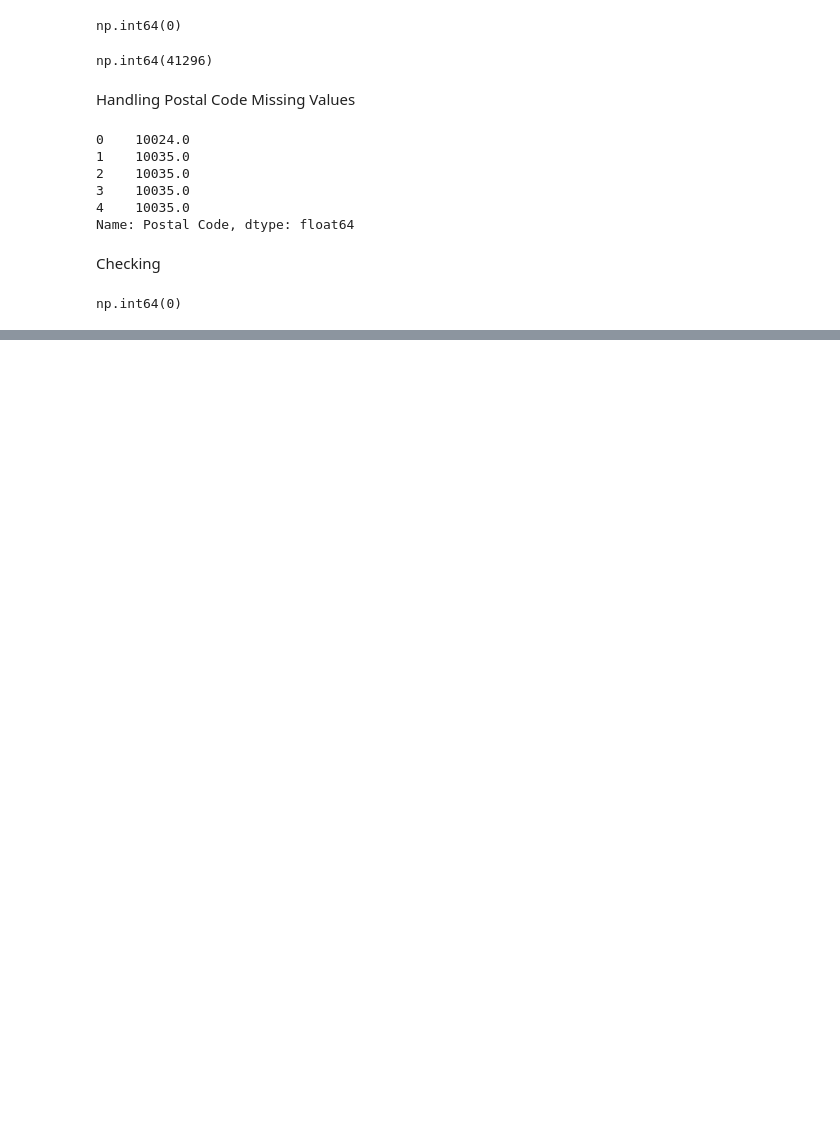
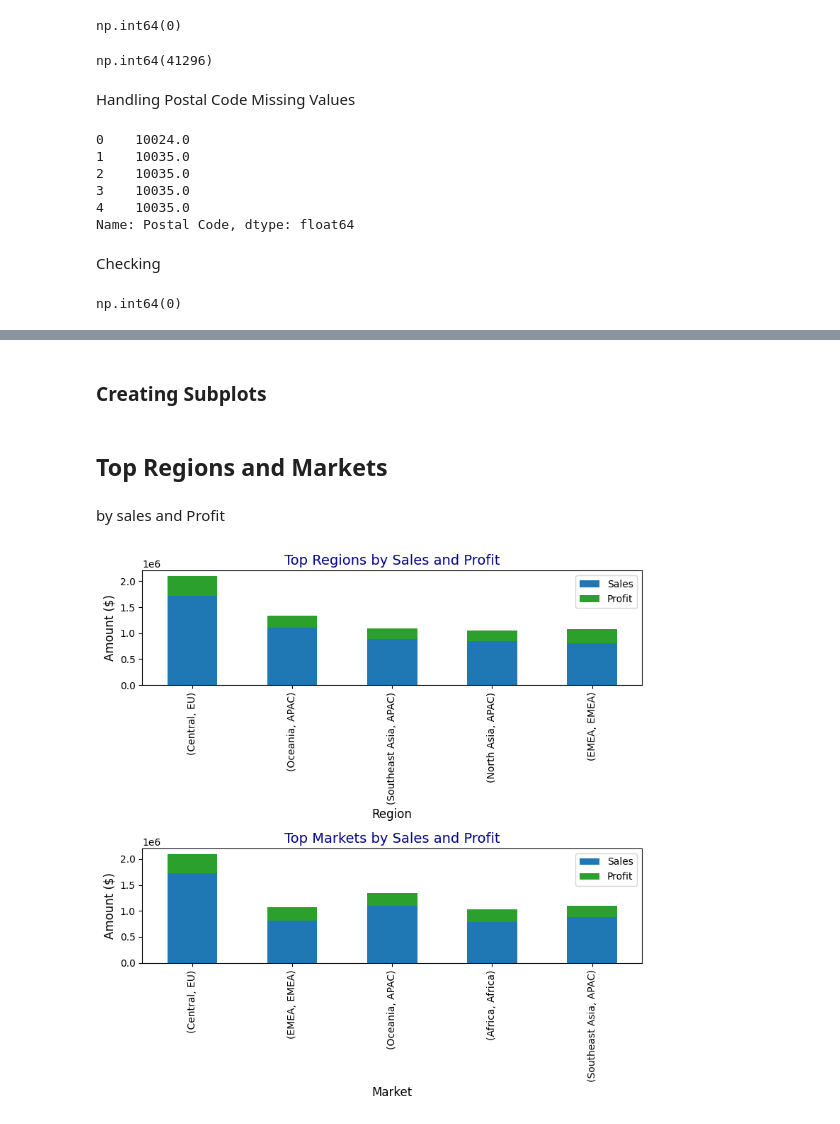
Before and after one commit to bhavbooks/Sales-and-Profit-Analysis-using-Python, a Jupyter notebook: notebooks/EDA.ipynb, the cells around one changed output, grey strips where cells are left out. Drawn from its saved outputs; the diff is of its cells as text; code cells hidden in the pictures; blank space fills up the shorter version.

```diff
--- a/notebooks/EDA.ipynb
+++ b/notebooks/EDA.ipynb
@@ -251,0 +351,5 @@ np.int64(0)
+# %%
+region_market_sales_profit = segment_data.groupby(['Region',"Market"], observed=False)[["Sales","Profit"]].sum()
+
+top_region_sales = region_market_sales_profit.sort_values(by="Sales" , ascending=False)
+top_market_sales = region_market_sales_profit.sort_values(by='Profit', ascending=False)
@@ -251,0 +385,28 @@ np.int64(0)
+# %% [markdown]
+### Creating Subplots
+# %%
+top_region_sales = region_market_sales_profit.sort_values(by="Sales" , ascending=False).head()
+top_markets_profits = region_market_sales_profit.sort_values(by="Profit", ascending=False).head()
+# %% [markdown]
+## Top Regions and Markets
+# %% [markdown]
+by sales and Profit
+# %%
+fig, ax = plt.subplots(2,1, figsize= (8,8))
+
+#sales plotting ( by region)
+top_region_sales[['Sales', 'Profit']].plot(kind='bar',stacked=True,ax=ax[0],color=['#1f77b4', '#2ca02c'])
+ax[0].set_title('Top Regions by Sales and Profit', fontsize=14, color='darkblue')
+ax[0].set_ylabel('Amount ($)', fontsize=12)
+ax[0].set_xlabel('Region', fontsize=12)
+
+# plotting stakced bar chart
+top_markets_profits[['Sales', 'Profit']].plot(kind='bar',stacked=True,ax=ax[1],color=['#1f77b4', '#2ca02c'])
+ax[1].set_title('Top Markets by Sales and Profit', fontsize=14, color='darkblue')
+ax[1].set_ylabel('Amount ($)', fontsize=12)
+ax[1].set_xlabel('Market', fontsize=12)
+
+plt.tight_layout()
+plt.show()
+# %% [output]
+[figure, added]
```
Also changed, not shown: parts of 31 cells of this notebook, 1 other file.
